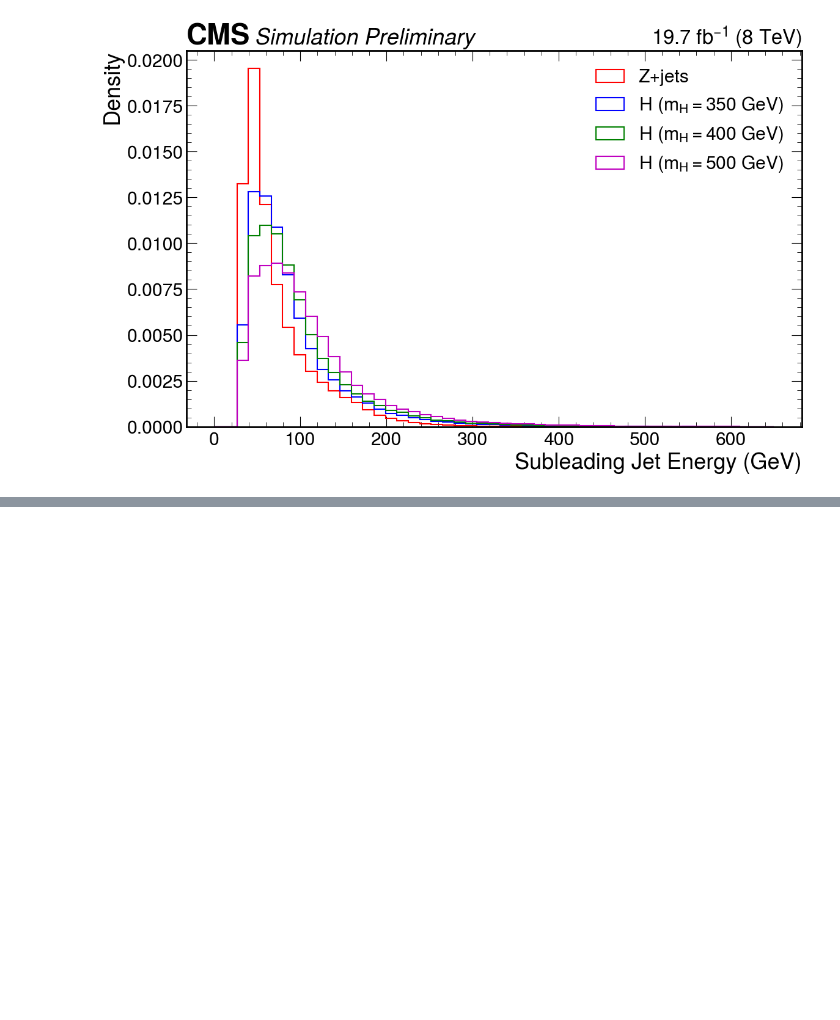
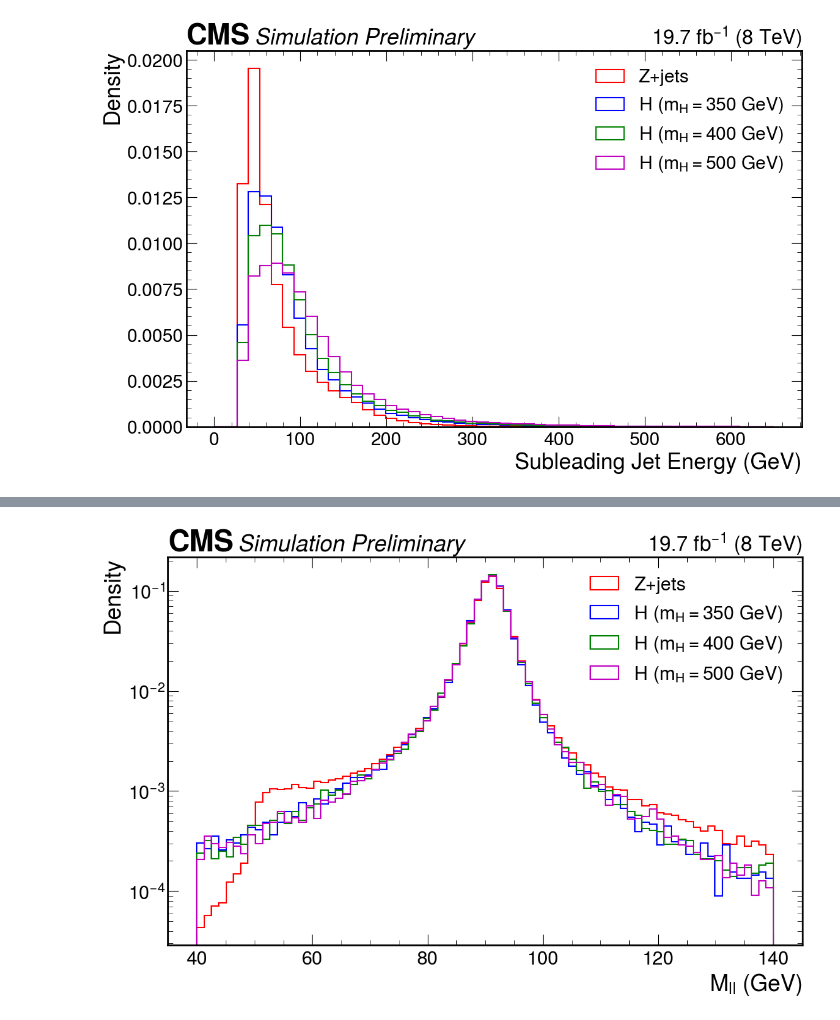
Before and after one commit to Diego-gt-phys/ExP-CMS, a Jupyter notebook: Code/DGT-Higgs2l2j.ipynb, the cells around one changed output, grey strips where cells are left out. Cells and saved outputs as stored; diff of their text form; code cells hidden in the pictures; blank space fills up the shorter version.

```diff
--- a/Code/DGT-Higgs2l2j.ipynb
+++ b/Code/DGT-Higgs2l2j.ipynb
@@ -407,0 +338,33 @@ plt.show()
+# %%
+# List of dataframes to process
+df_list = [ZJets, Higgs350, Higgs400, Higgs500, Data]
+df_names = ['ZJets', 'Higgs350', 'Higgs400', 'Higgs500', 'Data']
+
+for i, df in enumerate(df_list):
+    # Convert lepton kinematic variables to Cartesian coordinates
+    df = kinematic_to_cartesian(df, 'l')
+
+    # Convert jet kinematic variables to Cartesian coordinates
+    df = kinematic_to_cartesian(df, 'j')
+
+    # Calculate Mll (dilepton invariant mass)
+    df['Mll'] = calculate_invariant_mass(df['El1'], df['pxl1'], df['pyl1'], df['pzl1'],
+                                        df['El2'], df['pxl2'], df['pyl2'], df['pzl2'])
+
+    # Calculate Mjj (dijet invariant mass)
+    df['Mjj'] = calculate_invariant_mass(df['Ej1'], df['pxj1'], df['pyj1'], df['pzj1'],
+                                        df['Ej2'], df['pxj2'], df['pyj2'], df['pzj2'])
+
+    # Calculate Mlljj (total invariant mass of the 2-lepton, 2-jet system)
+    df['Mlljj'] = calculate_invariant_mass_four_particles(df['El1'], df['pxl1'], df['pyl1'], df['pzl1'],
+                                                        df['El2'], df['pxl2'], df['pyl2'], df['pzl2'],
+                                                        df['Ej1'], df['pxj1'], df['pyj1'], df['pzj1'],
+                                                        df['Ej2'], df['pxj2'], df['pyj2'], df['pzj2'])
+
+    df_list[i] = df # Update the dataframe in the list
+
+    print(f"Updated {df_names[i]} with Cartesian coordinates and invariant masses.")
+    display(df.head())
+
+# Reassign the modified dataframes back to their original names
+ZJets, Higgs350, Higgs400, Higgs500, Data = df_list
@@ -407,0 +405,11 @@ plt.show()
+# %%
+var = "Mll"
+df_name_list = [ZJets, Higgs350, Higgs400, Higgs500]
+lum_df_list = [lumi_zjets, lumi_higgs350, lumi_higgs400, lumi_higgs500]
+label_list = ["Z+jets", "H ($m_H=350$ GeV)", "H ($m_H=400$ GeV)", "H ($m_H=500$ GeV)"]
+x_range = [40, 140]
+bins = 80
+xl = r"$M_{ll}$ (GeV)"
+Compare_Variables(var, df_name_list, lum_df_list, label_list, x_range, bins,xl,log=True)
+# %% [output]
+[figure, added]
```
Also changed, not shown: parts of 13 cells of this notebook.
